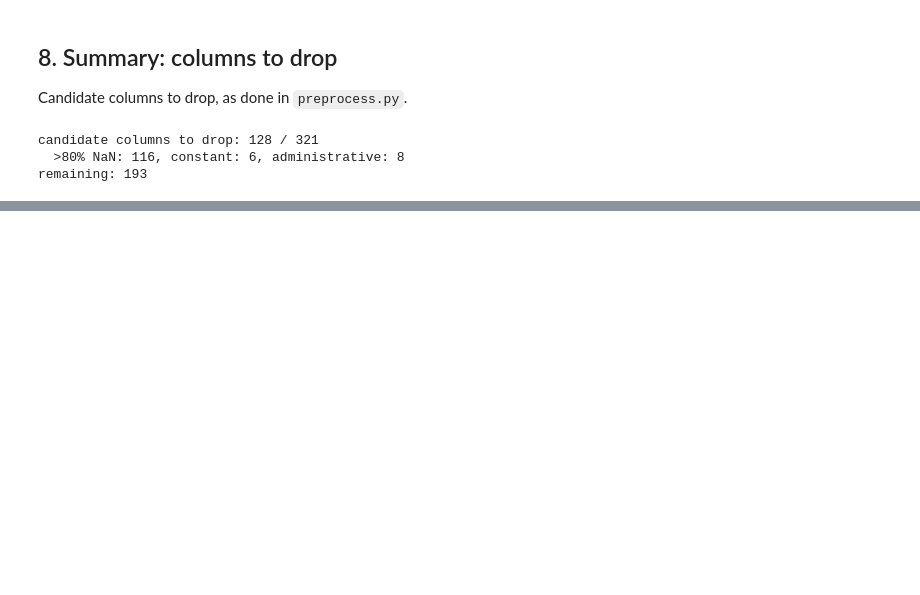
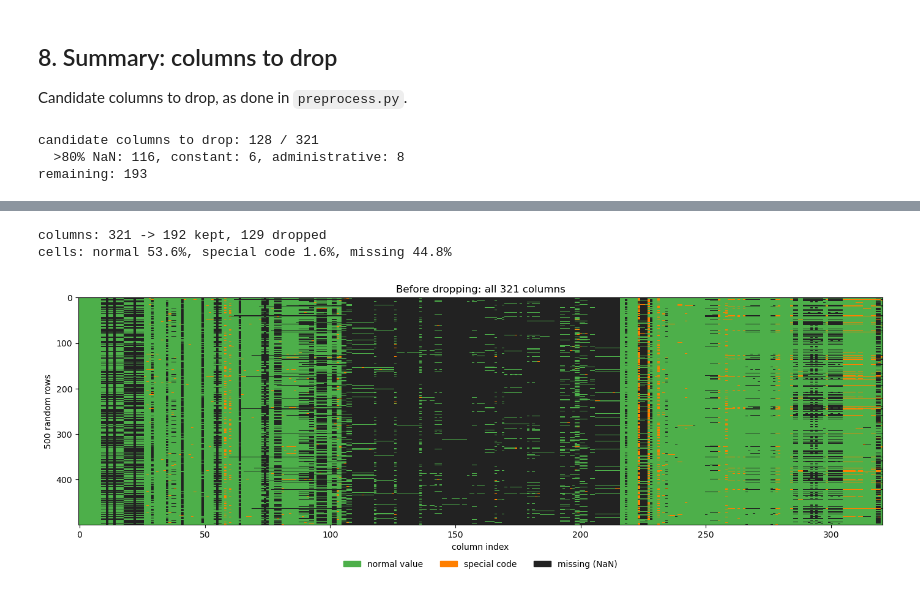
Before and after one commit to b10taj/ml-project1, a Jupyter notebook: notebooks/01_exploration.ipynb, the cells around one changed output, grey strips where cells are left out. Saved outputs shown, nothing was run; the diff lists cells and outputs as text; code cells hidden in the pictures; blank space fills up the shorter version.

```diff
--- a/notebooks/01_exploration.ipynb
+++ b/notebooks/01_exploration.ipynb
@@ -201,0 +211,70 @@ remaining: 193
+# %%
+import sys
+from matplotlib.colors import ListedColormap
+from matplotlib.patches import Patch
+
+sys.path.insert(0, "..")
+from preprocess import find_special_codes
+
+MAX_NAN_RATE = 0.8  # default of fit_features
+
+# State of every cell: 0 = normal value, 1 = special code, 2 = missing (NaN)
+rules = find_special_codes(x)
+state = np.zeros(x.shape, dtype=np.int8)
+for j, codes in rules.items():
+    state[np.isin(x[:, j], codes), j] = 1
+state[np.isnan(x)] = 2
+
+# Missing rate and distinct values once special codes count as NaN
+missing_rate = (state != 0).mean(axis=0)
+n_unique_clean = np.array([len(np.unique(x[state[:, j] == 0, j])) for j in range(x.shape[1])])
+
+drop_mask = (missing_rate > MAX_NAN_RATE) | (n_unique_clean <= 1)
+drop_mask[admin] = True
+keep_cols = np.where(~drop_mask)[0]
+
+shares = np.bincount(state.ravel(), minlength=3) / state.size
+print(f"columns: {x.shape[1]} -> {len(keep_cols)} kept, {drop_mask.sum()} dropped")
+print(f"cells: normal {shares[0]:.1%}, special code {shares[1]:.1%}, missing {shares[2]:.1%}")
+# %% [output]
+columns: 321 -> 192 kept, 129 dropped
+cells: normal 53.6%, special code 1.6%, missing 44.8%
+# %%
+N_ROWS = 500
+rows = np.sort(np.random.default_rng(0).choice(x.shape[0], N_ROWS, replace=False))
+
+cell_cmap = ListedColormap(["#4daf4a", "#ff7f00", "#222222"])
+legend = [
+    Patch(color="#4daf4a", label="normal value"),
+    Patch(color="#ff7f00", label="special code"),
+    Patch(color="#222222", label="missing (NaN)"),
+]
+
+
+def plot_state(cols, title, dropped=None, extra_legend=()):
+    """Draw the sampled rows of the selected columns; `dropped` is a bool mask over cols to shade red."""
+    fig, ax = plt.subplots(figsize=(14, 5))
+    ax.imshow(
+        state[np.ix_(rows, cols)],
+        cmap=cell_cmap, vmin=0, vmax=2, aspect="auto", interpolation="nearest",
+    )
+    if dropped is not None:
+        ax.imshow(
+            dropped[None, :].astype(int),
+            extent=(-0.5, len(cols) - 0.5, N_ROWS - 0.5, -0.5),
+            cmap=ListedColormap([(1, 1, 1, 0), (1, 0, 0, 0.55)]),
+            vmin=0, vmax=1, aspect="auto", interpolation="nearest",
+        )
+    ax.set_xlabel("column index")
+    ax.set_ylabel(f"{N_ROWS} random rows")
+    ax.set_title(title)
+    ax.legend(handles=legend + list(extra_legend), loc="upper center",
+              bbox_to_anchor=(0.5, -0.12), ncol=4, frameon=False)
+    plt.tight_layout()
+    plt.show()
+
+
+all_cols = np.arange(x.shape[1])
+plot_state(all_cols, f"Before dropping: all {x.shape[1]} columns")
+# %% [output]
+[figure, added]
```
Also changed, not shown: parts of 7 cells of this notebook.
